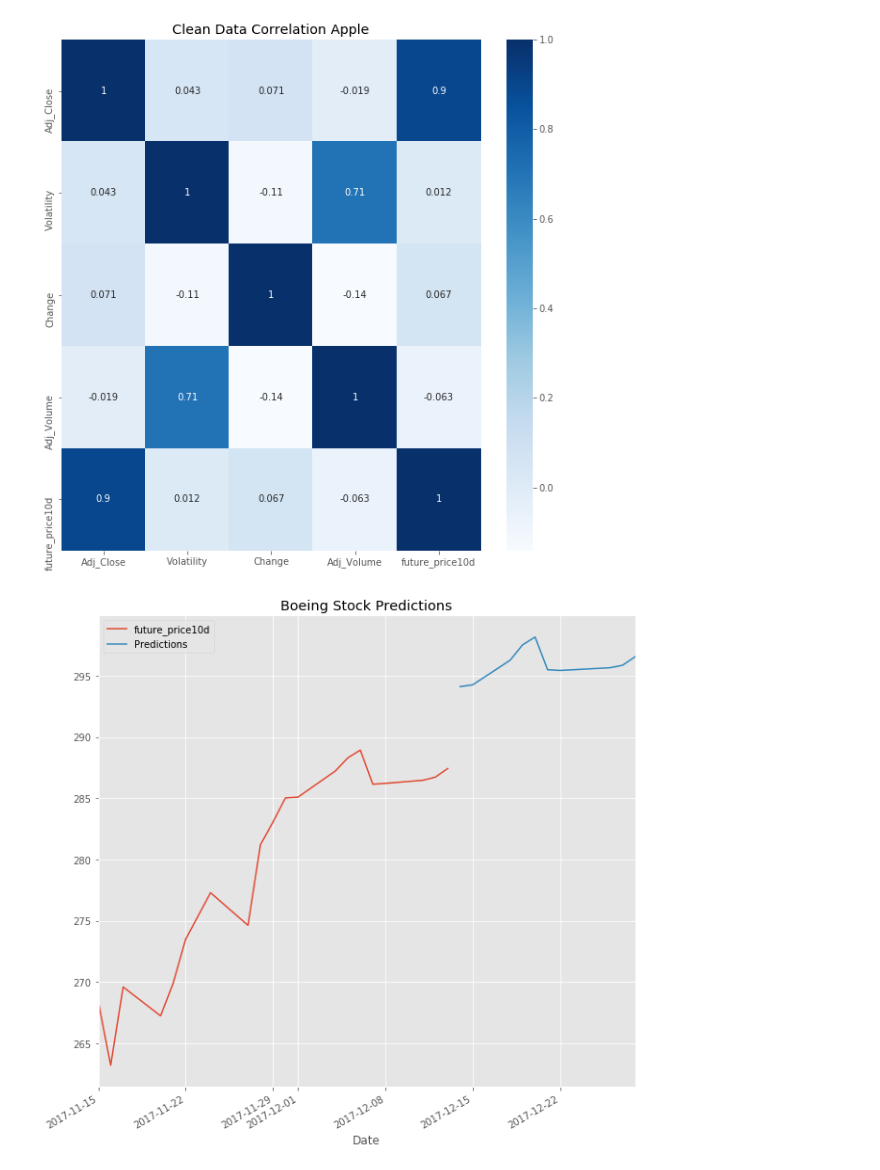
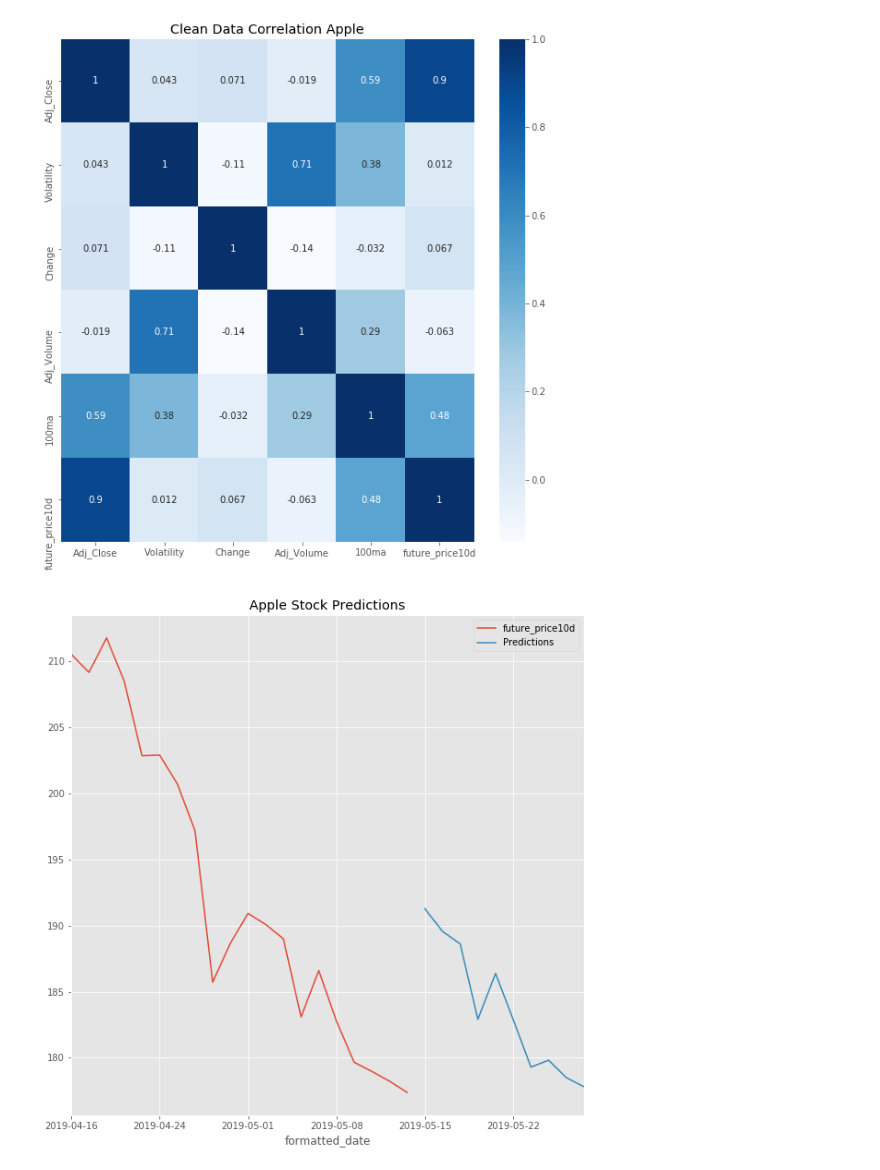
Before and after one commit to MartinMolestina/IH_finalproject, a Jupyter notebook: code/LinearRegression.ipynb, the cells around one changed output. Drawn from its saved outputs; the diff is of its cells as text; code cells hidden in the pictures.

Commit message:
figure updated

```diff
--- a/code/LinearRegression.ipynb
+++ b/code/LinearRegression.ipynb
@@ -48,6 +55,7 @@ def feature_eng_quandl(df, n=10):
     df['Volatility'] = (df['Adj_High'] - df['Adj_Low']) / df['Adj_Low']
     df['Change'] = (df['Adj_Close'] - df['Adj_Open']) / df['Adj_Open']
     df = df[['Adj_Close', 'Volatility', 'Change', 'Adj_Volume']]
+    df['100ma'] = df['Adj_Close'].rolling(window=100, min_periods=0).mean()
     df.fillna('-999999', inplace=True) # N/A value treated as outlier
     #Defines forecast to predict
     forecast_column = 'Adj_Close'
@@ -58,15 +66,17 @@ def feature_eng_quandl(df, n=10):
 
 # KEEP SIGNIFICANT COLUMNS. ADD CHANGE AND VOLATILITY
 def feature_eng_yahoo(df, n=10):
+    df.index = df['formatted_date']
     df['Volatility'] = (df['high'] - df['low']) / df['low']
     df['Change'] = (df['close'] - df['open']) / df['open']
     df = df[['close', 'Volatility', 'Change', 'volume']]
+    df.columns = ['Adj_Close', 'Volatility', 'Change', 'Adj_Volume']
+    df['100ma'] = df['Adj_Close'].rolling(window=100, min_periods=0).mean()
     df.fillna('-999999', inplace=True) # N/A value treated as outlier
     #Defines forecast to predict
-    forecast_column = 'close'
+    forecast_column = 'Adj_Close'
     #shifts label to the past n days
     df['future_price{}d'.format(n)] = df[forecast_column].shift(-n)
-    df.columns = ['Adj_Close', 'Volatility', 'Change', 'Adj_Volume', 'future_price10d']
     return df
 
 
@@ -80,6 +90,25 @@ def plot_corr(df,size=10, title = 'Correlation'):
 
 
 #TRAIN LINEAR REGRESSION
+def LSTM_train(data):
+    df = data.dropna()
+    X = df.drop('future_price10d', axis=1)
+    y = df['future_price10d']
+    X_train, X_test, y_train, y_test = train_test_split(X, y, test_size=0.1)
+    model = Sequential()
+    model.add(LSTM(units=50, return_sequences=True, input_shape=(X_train.shape[1],1)))
+    model.add(LSTM(units=50))
+    model.add(Dense(1))
+    model.compile(loss='mean_squared_error', optimizer='adam')
+    model.fit(X_train, y_train, epochs=4, batch_size=1, verbose=2)
+    score, acc = model.evaluate(X_test, y_test,batch_size=batch_size)
+    print('''----- * SCORE & ACCURACY * -----\n\nScore: {}%  Accuracy: {}%
+          \n\n----- * SCORE & ACCURACY * -----'''.format(round(score*100,2), round(acc*100,2)))
+    return model, score, acc
+
+
+
+#TRAIN LINEAR REGRESSION
 def LR_train(data):
     df = data.dropna()
     X = df.drop('future_price10d', axis=1)
@@ -90,6 +119,7 @@ def LR_train(data):
     score = reg.score(X_test, y_test)
     print('----- * SCORE * -----\n\n{}%\n\n----- * SCORE * -----'.format(round(score*100,2)))
     return score, reg
+
 
 
 #PREDICT FUTURE VALUES
@@ -106,10 +136,13 @@ def LR_predict(df, reg ,n=10):
 
 #PLOT STOCK PRICE VS TIME
 def plot_stock(df, col, size=10, title='Stock'):
-    style.use('ggplot')
-    fig = df[[col]].plot(cmap="GnBu_r", figsize=(size,size)).set_title(title).get_figure()
+    ax1 = plt.subplot2grid((6,1), (0,0), rowspan=5, colspan=1)
+    ax2 = plt.subplot2grid((6,1), (5,0), rowspan=1, colspan=1, sharex=ax1)
+    ax1.plot(df.index, df['Adj_Close'])
+    ax1.plot(df.index, df['100ma'])
+    ax2.bar(df.index, df['Adj_Volume'])
+    plt.show()
     fig.savefig('images/{}.png'.format(title))
-
 
 #PLOT PREDICTIONS
 def plot_predictions(df, col, size=10, title='Stock'):
@@ -127,7 +160,7 @@ if __name__ == "__main__":
     #Request Quandl for the BOEING COMPANY historic data
     quandl_key = get_key('quandl_key')
     quandl.ApiConfig.api_key = quandl_key
-    #boeing = quandl_get()
+    boeing = quandl_get()
 
     #Plot data and feature correlation, clean data and featurure engineering
     plot_corr(boeing, 10, 'Raw Data Correlation Boeing')
@@ -142,7 +175,7 @@ if __name__ == "__main__":
 
     #Request YahooFinance library for GOOGLE's historic data
     plot_corr(boeing, 10, 'Raw Data Correlation Apple')
-    #apple = yahoo_get('AAPL', '2017-05-30', '2019-05-30')
+    apple = yahoo_get('AAPL', '2017-05-30', '2019-05-30')
     apple_clean = feature_eng_yahoo(apple)
     plot_stock(apple_clean, 'Adj_Close',10,'Apple Stock Price')
     plot_corr(apple_clean, 10,'Clean Data Correlation Apple')
@@ -150,5 +183,5 @@ if __name__ == "__main__":
     #Train model and predict Close Stock Prices AAPL
     score_apple, reg_apple = LR_train(apple_clean)
     predictions_apple, apple_predicted = LR_predict(apple_clean, reg_apple, days_predict)
-    plot_predictions(boeing_predicted,['future_price10d', 'Predictions'] , 10, 'Boeing Stock Predictions')
+    plot_predictions(apple_predicted,['future_price10d', 'Predictions'] , 10, 'Apple Stock Predictions')
 # %% [output]
@@ -195,2 +236,2 @@ See the caveats in the documentation: http://pandas.pydata.org/pandas-docs/stabl
-[figure, old version]
+[figure, new version]
-[figure, old version]
+[figure, new version]
```
Also changed, not shown: parts of 7 cells of this notebook, 5 other files.
